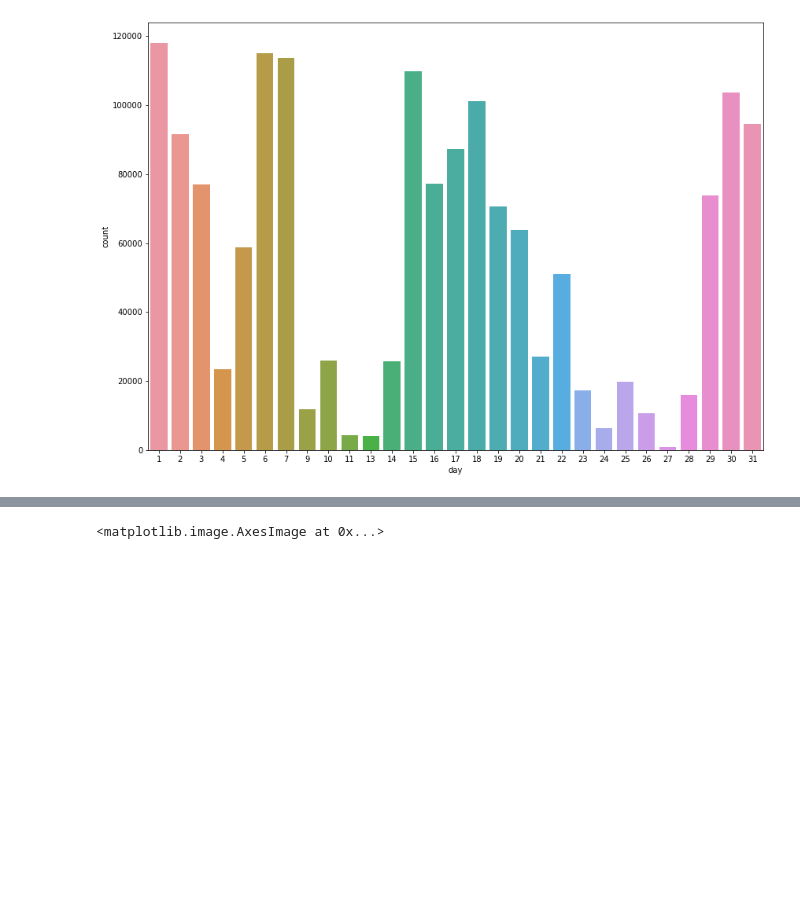
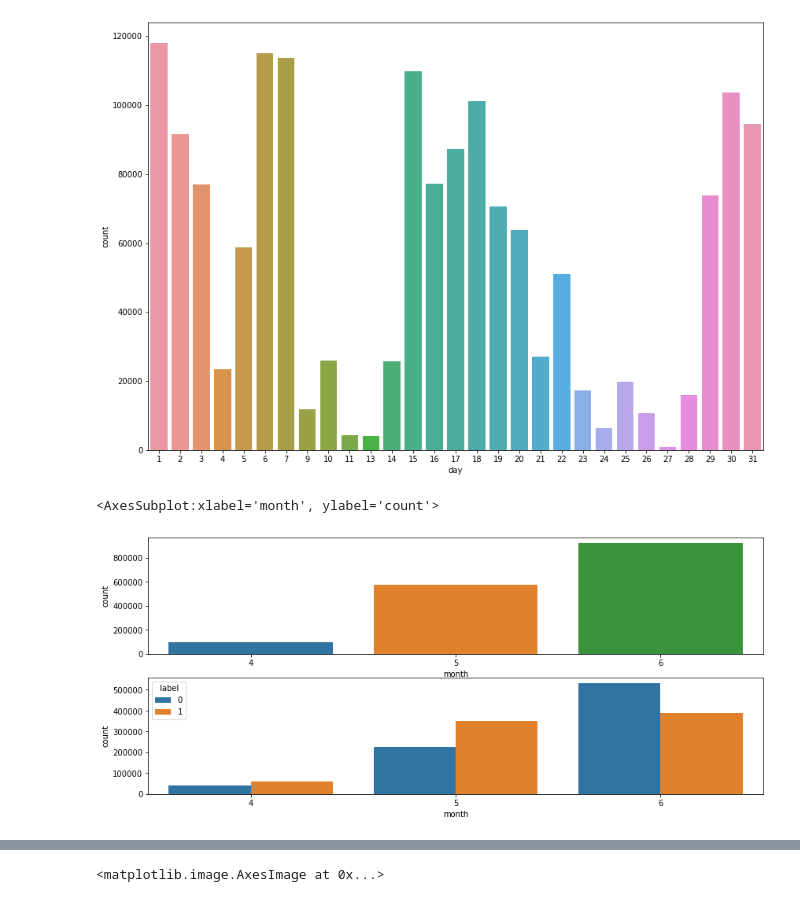
Before and after one commit to textSolver34761/ML-NLP, a Jupyter notebook: Untitled.ipynb, the cells around one changed output, grey strips where cells are left out. Saved outputs shown, nothing was run; the diff lists cells and outputs as text; code cells hidden in the pictures; blank space fills up the shorter version.

Commit message:
Fichier général

```diff
--- a/Untitled.ipynb
+++ b/Untitled.ipynb
@@ -62,3 +67,12 @@ sns.countplot("day",data=fichier)
 # %% [output]
 <AxesSubplot:xlabel='day', ylabel='count'>
 [figure]
+# %%
+plt.figure(figsize=(14,6))
+plt.subplot(211)
+sns.countplot("month",data=fichier)
+plt.subplot(212)
+sns.countplot(x="month",hue='label',data=fichier)
+# %% [output]
+<AxesSubplot:xlabel='month', ylabel='count'>
+[figure, added]
```
Also changed, not shown: parts of 8 cells of this notebook.
